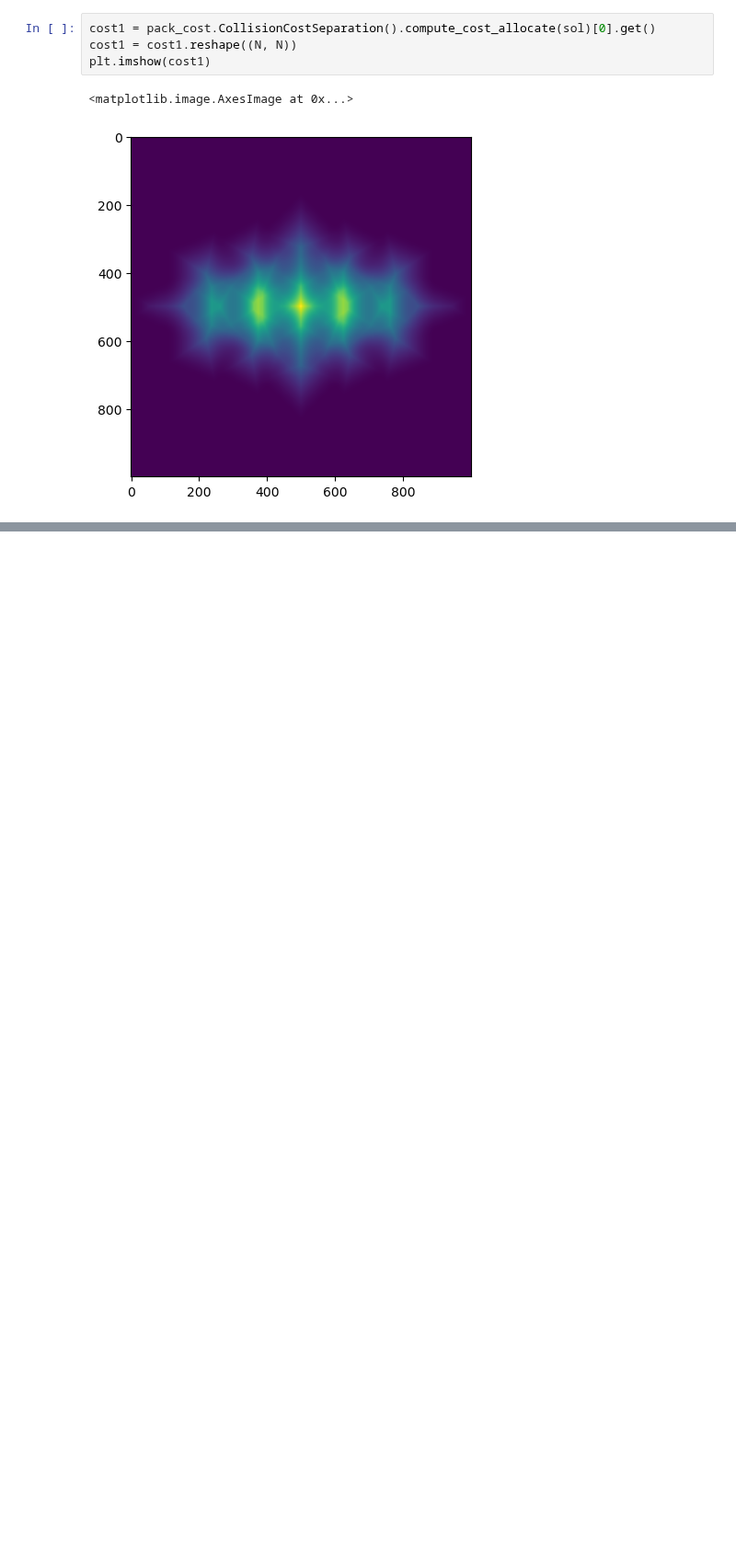
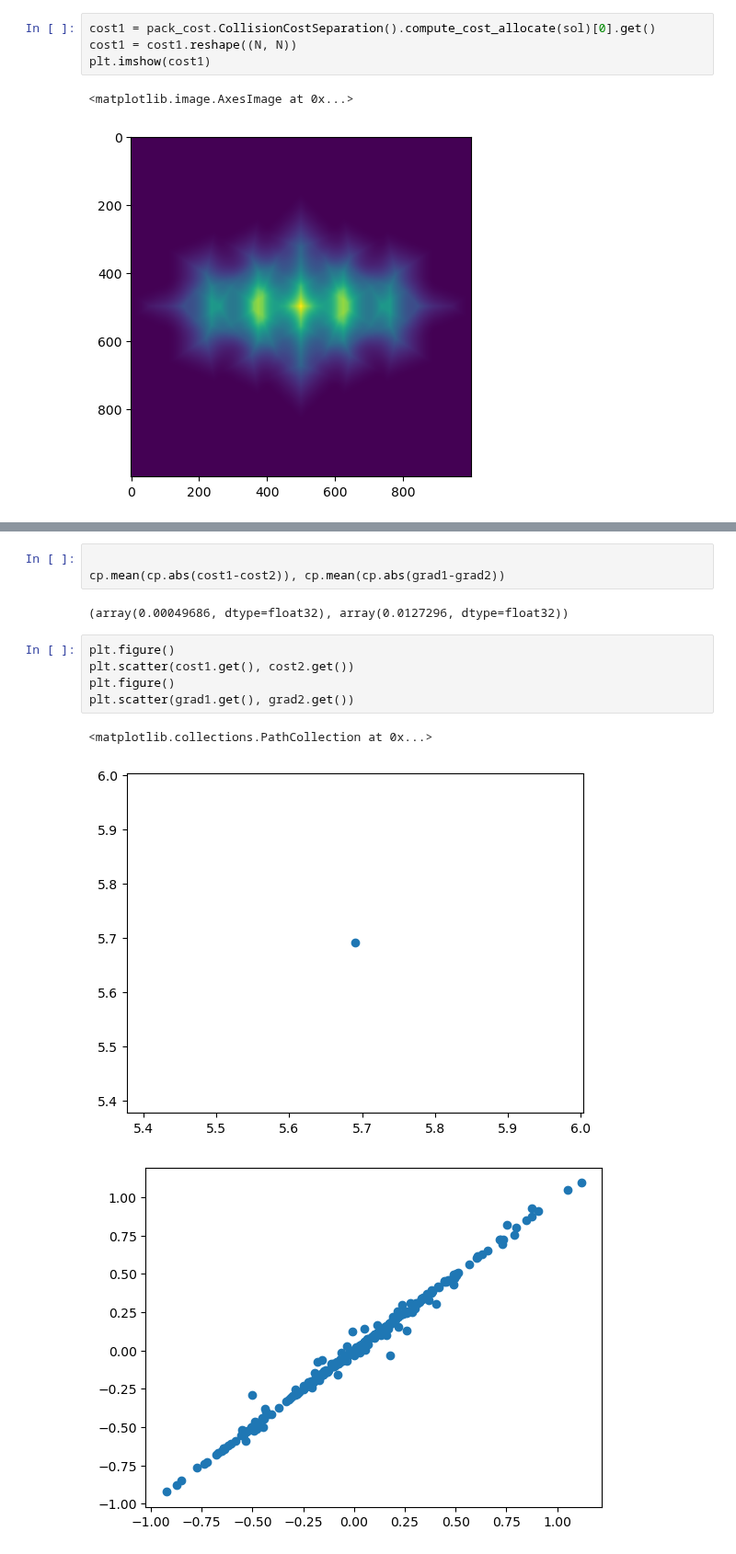
Before and after one commit to jcottaar/packing, a Jupyter notebook: analysis/test_lut copy.ipynb, the cells around one changed output, grey strips where cells are left out. Shown at 92% size. Saved outputs shown, nothing was run; the diff lists cells and outputs as text; blank space fills up the shorter version.

```diff
--- a/analysis/test_lut copy.ipynb
+++ b/analysis/test_lut copy.ipynb
@@ -127,0 +197,14 @@ Texture array depth: 5
+# %%
+
+cp.mean(cp.abs(cost1-cost2)), cp.mean(cp.abs(grad1-grad2))
+# %% [output]
+(array(0.00049686, dtype=float32), array(0.0127296, dtype=float32))
+# %%
+plt.figure()
+plt.scatter(cost1.get(), cost2.get())
+plt.figure()
+plt.scatter(grad1.get(), grad2.get())
+# %% [output]
+<matplotlib.collections.PathCollection at 0x...>
+[figure, added]
+[figure, added]
```
Also changed, not shown: parts of 9 cells of this notebook, 5 other files.
